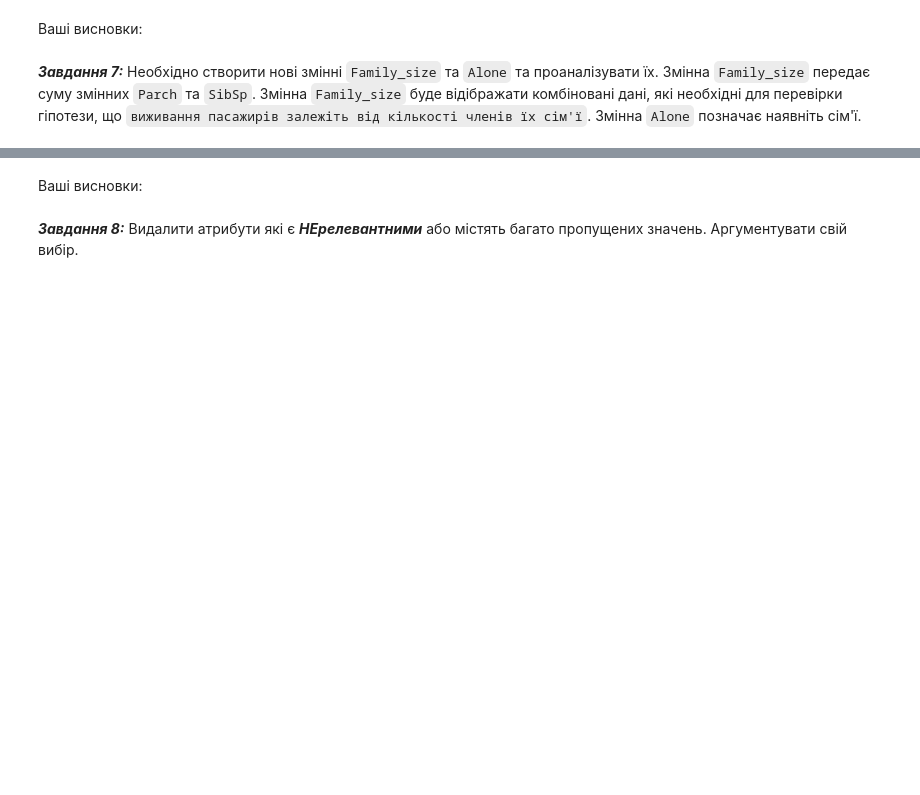
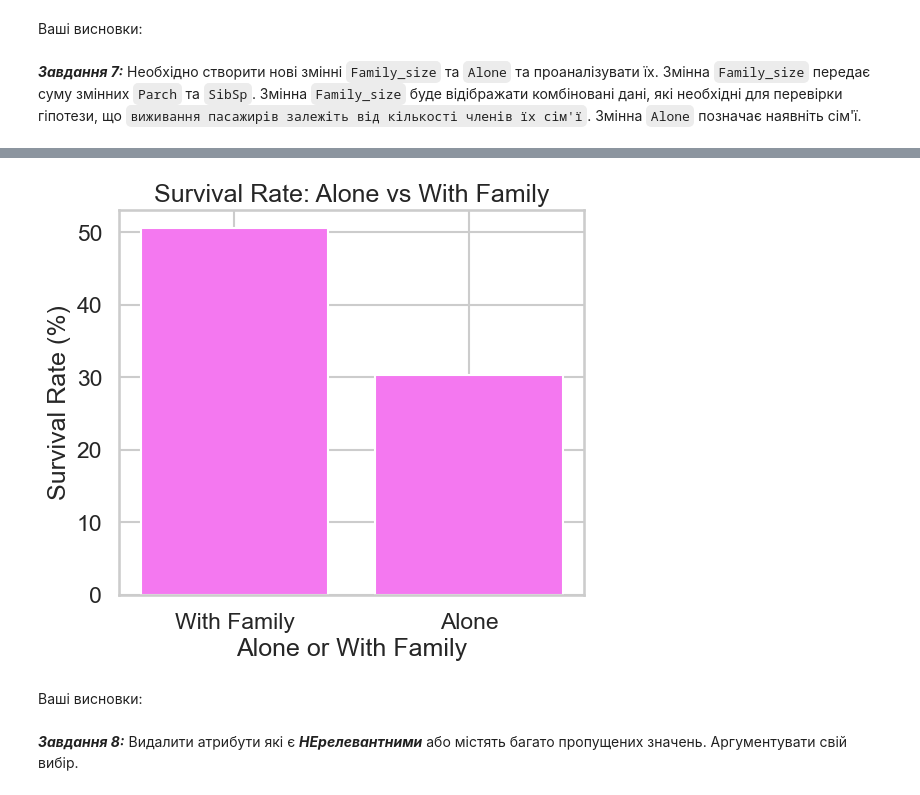
Before and after one commit to newiide/AI_LABS, a Jupyter notebook: lab3/Task3_basic_ai_ad.ipynb, the cells around one changed output, grey strips where cells are left out. Saved outputs shown, nothing was run; the diff lists cells and outputs as text; code cells hidden in the pictures; blank space fills up the shorter version.

```diff
--- a/lab3/Task3_basic_ai_ad.ipynb
+++ b/lab3/Task3_basic_ai_ad.ipynb
@@ -224,3 +232,16 @@ TypeError: bar() missing 1 required positional argument: 'height'
+# %%
+alone_survival = dataset.groupby("Alone")["Survived"].mean() * 100
+
+plt.figure(figsize=(6, 5))
+plt.bar(["With Family", "Alone"], alone_survival, color=['#f478f0', '#f478f0'])
+
+plt.xlabel("Alone or With Family")
+plt.ylabel("Survival Rate (%)")
+plt.title("Survival Rate: Alone vs With Family")
+
+plt.show()
+# %% [output]
+[figure, added]
 # %% [markdown]
 Ваші висновки:
 # %% [markdown]
```
Also changed, not shown: parts of 15 cells of this notebook.
